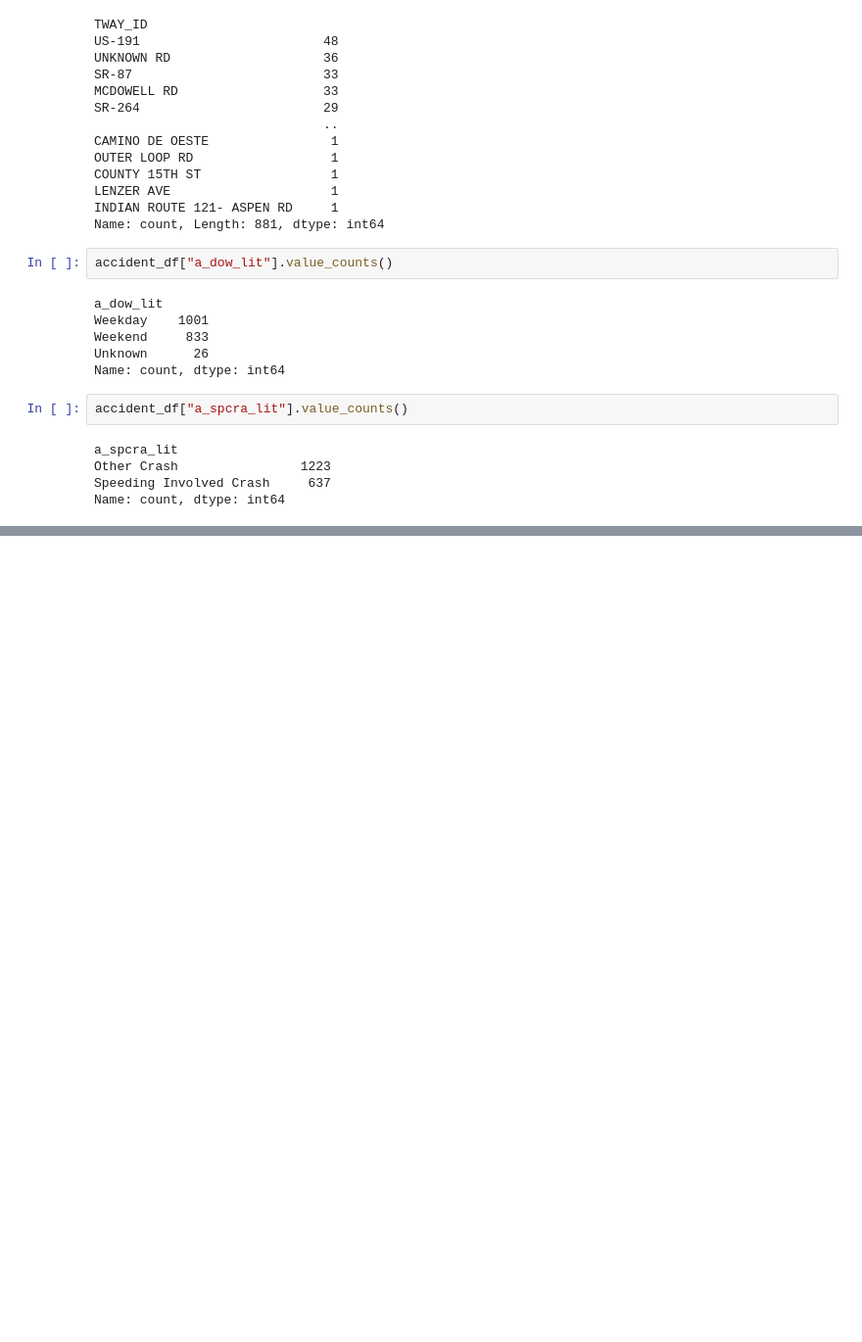
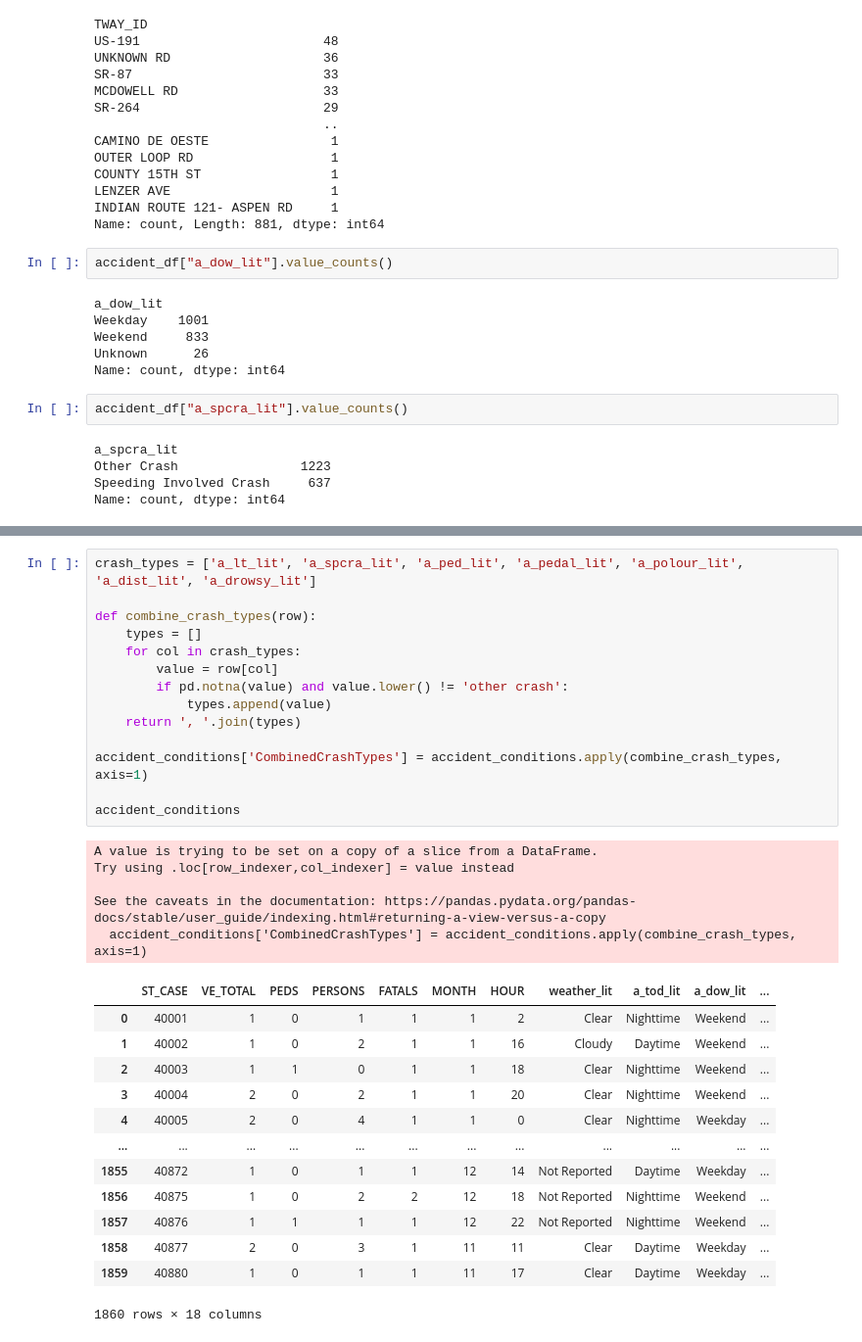
Before and after one commit to DeanRaynes/python-project-1, a Jupyter notebook: Accident Data Only.ipynb, the cells around one changed output, grey strips where cells are left out. Shown: that part at 98% size. Saved outputs shown, nothing was run; the diff lists cells and outputs as text; blank space fills up the shorter version.

```diff
--- a/Accident Data Only.ipynb
+++ b/Accident Data Only.ipynb
@@ -126,0 +146,33 @@ Name: count, dtype: int64
+# %%
+crash_types = ['a_lt_lit', 'a_spcra_lit', 'a_ped_lit', 'a_pedal_lit', 'a_polour_lit', 'a_dist_lit', 'a_drowsy_lit']
+
+def combine_crash_types(row):
+    types = []
+    for col in crash_types:
+        value = row[col]
+        if pd.notna(value) and value.lower() != 'other crash':
+            types.append(value)
+    return ', '.join(types)
+
+accident_conditions['CombinedCrashTypes'] = accident_conditions.apply(combine_crash_types, axis=1)
+
+accident_conditions
+# %% [output]
+A value is trying to be set on a copy of a slice from a DataFrame.
+Try using .loc[row_indexer,col_indexer] = value instead
+
+See the caveats in the documentation: https://pandas.pydata.org/pandas-docs/stable/user_guide/indexing.html#returning-a-view-versus-a-copy
+  accident_conditions['CombinedCrashTypes'] = accident_conditions.apply(combine_crash_types, axis=1)
+|  | ST_CASE | VE_TOTAL | PEDS | PERSONS | FATALS | MONTH | HOUR | weather_lit | a_tod_lit | a_dow_lit | ... |
+| 0 | 40001 | 1 | 0 | 1 | 1 | 1 | 2 | Clear | Nighttime | Weekend | ... |
+| 1 | 40002 | 1 | 0 | 2 | 1 | 1 | 16 | Cloudy | Daytime | Weekend | ... |
+| 2 | 40003 | 1 | 1 | 0 | 1 | 1 | 18 | Clear | Nighttime | Weekend | ... |
+| 3 | 40004 | 2 | 0 | 2 | 1 | 1 | 20 | Clear | Nighttime | Weekend | ... |
+| 4 | 40005 | 2 | 0 | 4 | 1 | 1 | 0 | Clear | Nighttime | Weekday | ... |
+| ... | ... | ... | ... | ... | ... | ... | ... | ... | ... | ... | ... |
+| 1855 | 40872 | 1 | 0 | 1 | 1 | 12 | 14 | Not Reported | Daytime | Weekday | ... |
+| 1856 | 40875 | 1 | 0 | 2 | 2 | 12 | 18 | Not Reported | Nighttime | Weekend | ... |
+| 1857 | 40876 | 1 | 1 | 1 | 1 | 12 | 22 | Not Reported | Nighttime | Weekend | ... |
+| 1858 | 40877 | 2 | 0 | 3 | 1 | 11 | 11 | Clear | Daytime | Weekday | ... |
+| 1859 | 40880 | 1 | 0 | 1 | 1 | 11 | 17 | Clear | Daytime | Weekday | ... |
+1860 rows × 18 columns
```
Also changed, not shown: parts of 9 cells of this notebook.
